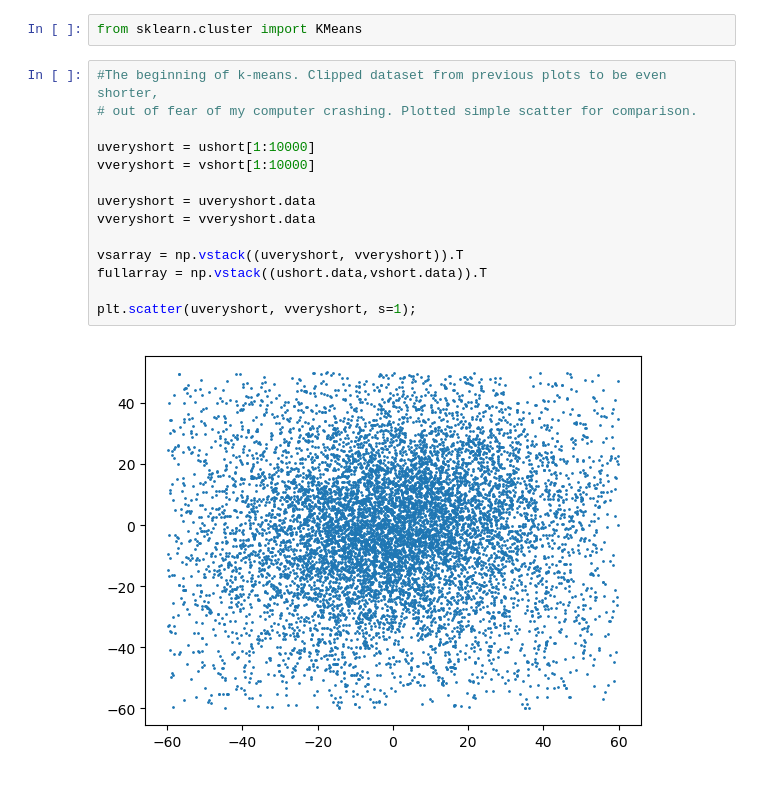
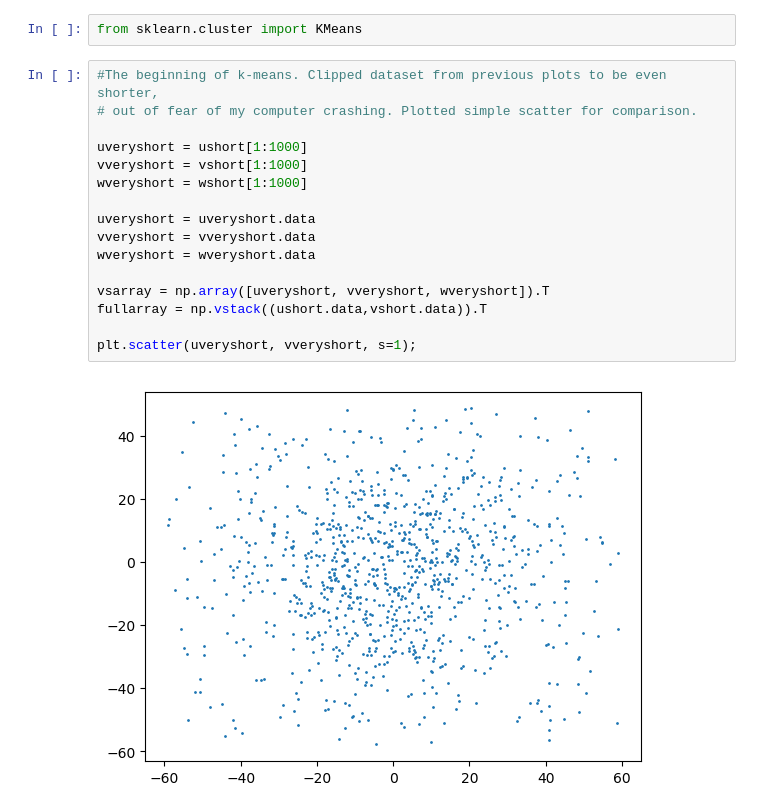
Before and after one commit to erumelhart/astr499research, a Jupyter notebook: gaia_data_search_part2.ipynb, the cells around one changed output. Drawn from its saved outputs; the diff is of its cells as text.

```diff
--- a/gaia_data_search_part2.ipynb
+++ b/gaia_data_search_part2.ipynb
@@ -179,19 +179,21 @@ from sklearn.cluster import KMeans
 # %%
 #The beginning of k-means. Clipped dataset from previous plots to be even shorter,
 # out of fear of my computer crashing. Plotted simple scatter for comparison.
 
-uveryshort = ushort[1:10000]
-vveryshort = vshort[1:10000]
+uveryshort = ushort[1:1000]
+vveryshort = vshort[1:1000]
+wveryshort = wshort[1:1000]
 
 uveryshort = uveryshort.data
 vveryshort = vveryshort.data
+wveryshort = wveryshort.data
 
-vsarray = np.vstack((uveryshort, vveryshort)).T
+vsarray = np.array([uveryshort, vveryshort, wveryshort]).T
 fullarray = np.vstack((ushort.data,vshort.data)).T
 
 plt.scatter(uveryshort, vveryshort, s=1);
 # %% [output]
-[figure, old version]
+[figure, new version]
 # %%
 #Initial attempt at applying k-means to the dataset. Not sure if I should
 # be using more or less clusters, or using more or less of the dataset.
```
Also changed, not shown: parts of 8 cells of this notebook.
